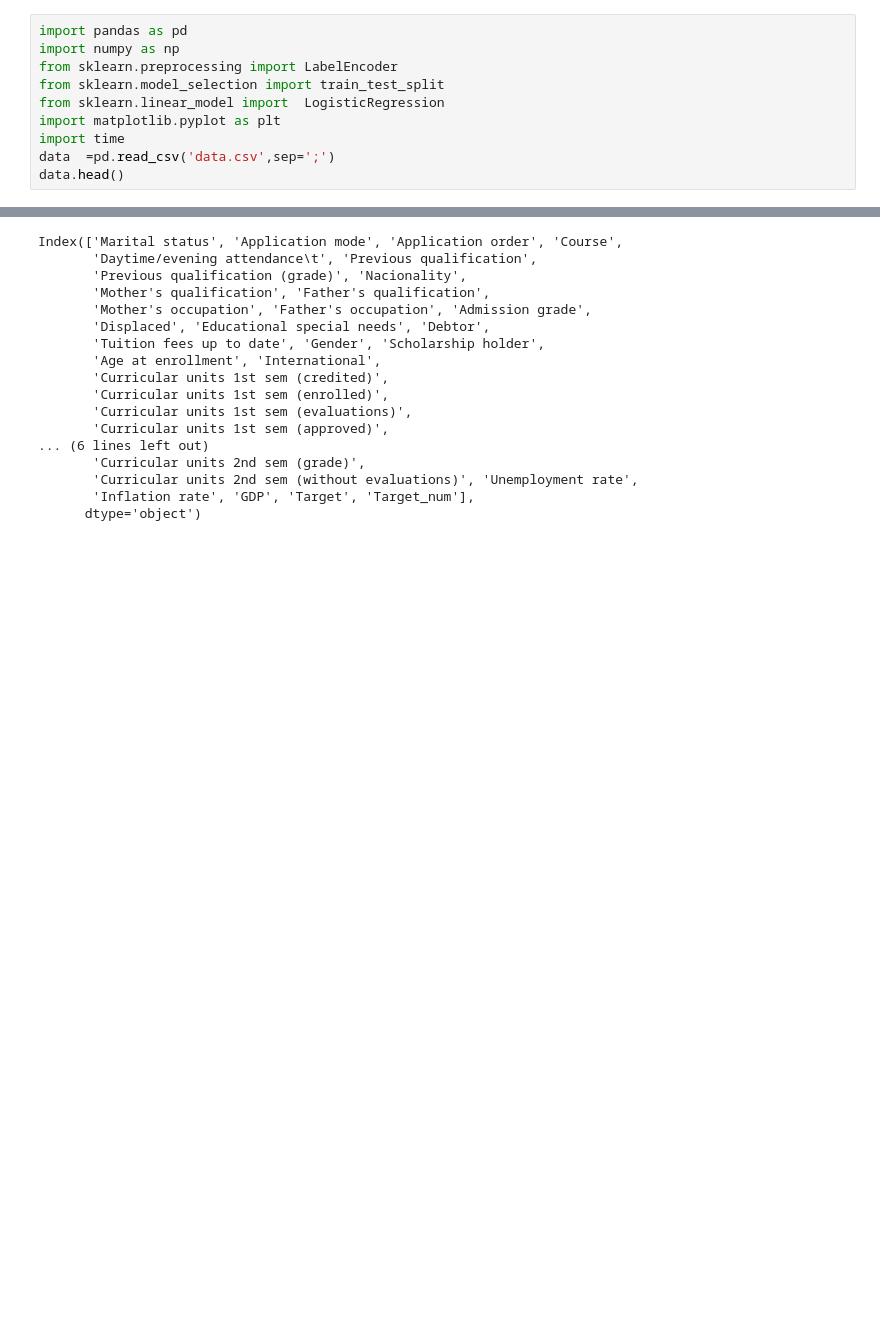
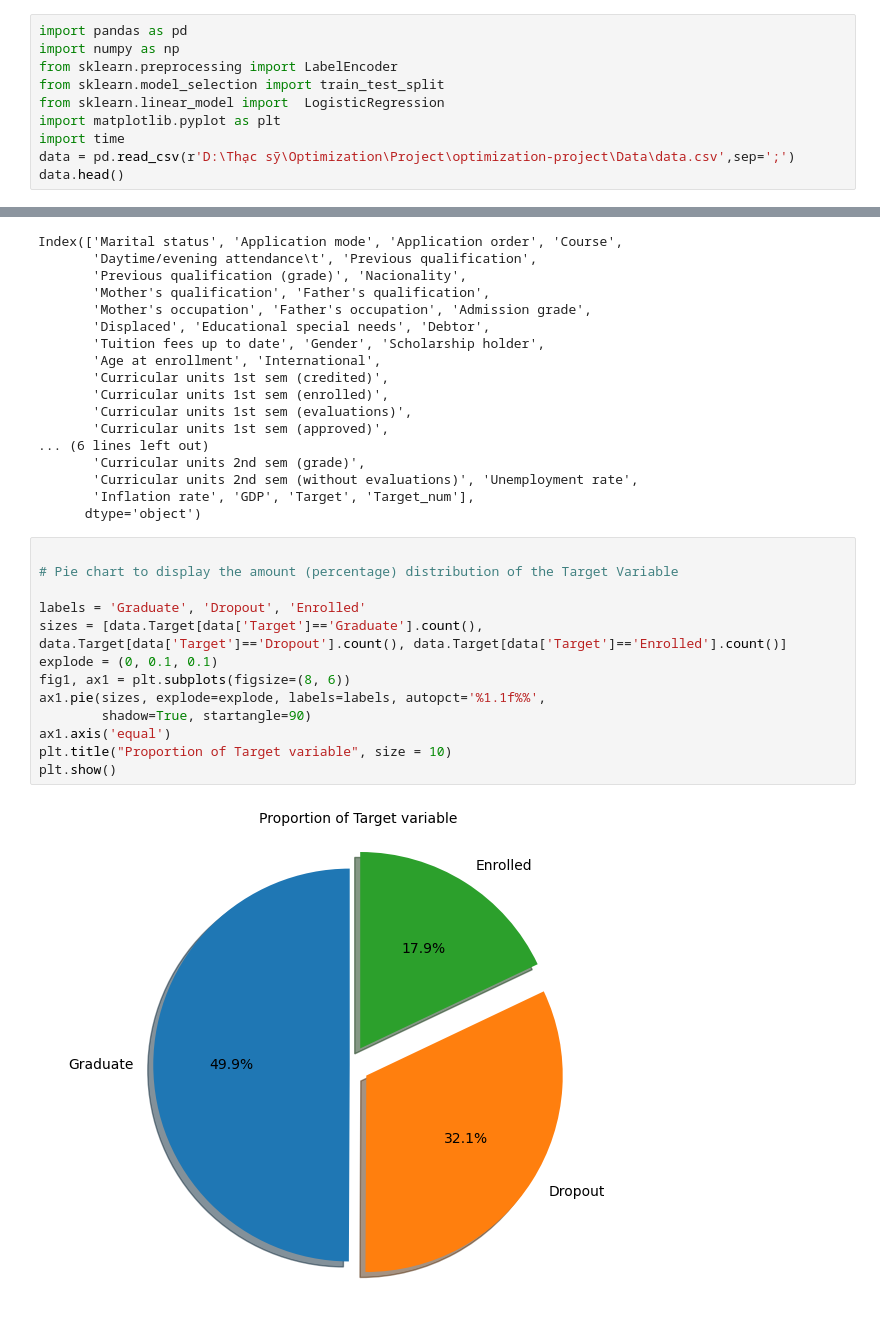
Before and after one commit to dungduong96bg/optimization-project, a Jupyter notebook: Data_clean.ipynb, the cells around one changed output, grey strips where cells are left out. Cells and saved outputs as stored; diff of their text form; blank space fills up the shorter version.

Commit message:
Update Data train/ code...

```diff
--- a/Data_clean.ipynb
+++ b/Data_clean.ipynb
@@ -6,7 +6,7 @@ from sklearn.model_selection import train_test_split
 from sklearn.linear_model import  LogisticRegression
 import matplotlib.pyplot as plt
 import time
-data  =pd.read_csv('data.csv',sep=';')
+data = pd.read_csv(r'D:\Thạc sỹ\Optimization\Project\optimization-project\Data\data.csv',sep=';')
 data.head()
 # %% [output]
 |  | Marital status | Application mode | Application order | Course | Daytime/evening attendance\t | ... |
@@ -101,3 +101,18 @@ Index(['Marital status', 'Application mode', 'Application order', 'Course',
        'Curricular units 2nd sem (without evaluations)', 'Unemployment rate',
        'Inflation rate', 'GDP', 'Target', 'Target_num'],
       dtype='object')
+# %%
+
+# Pie chart to display the amount (percentage) distribution of the Target Variable
+
+labels = 'Graduate', 'Dropout', 'Enrolled'
+sizes = [data.Target[data['Target']=='Graduate'].count(), data.Target[data['Target']=='Dropout'].count(), data.Target[data['Target']=='Enrolled'].count()]
+explode = (0, 0.1, 0.1)
+fig1, ax1 = plt.subplots(figsize=(8, 6))
+ax1.pie(sizes, explode=explode, labels=labels, autopct='%1.1f%%',
+        shadow=True, startangle=90)
+ax1.axis('equal')
+plt.title("Proportion of Target variable", size = 10)
+plt.show()
+# %% [output]
+[figure, added]
```
Also changed, not shown: parts of 3 cells of this notebook, 11 other files.
